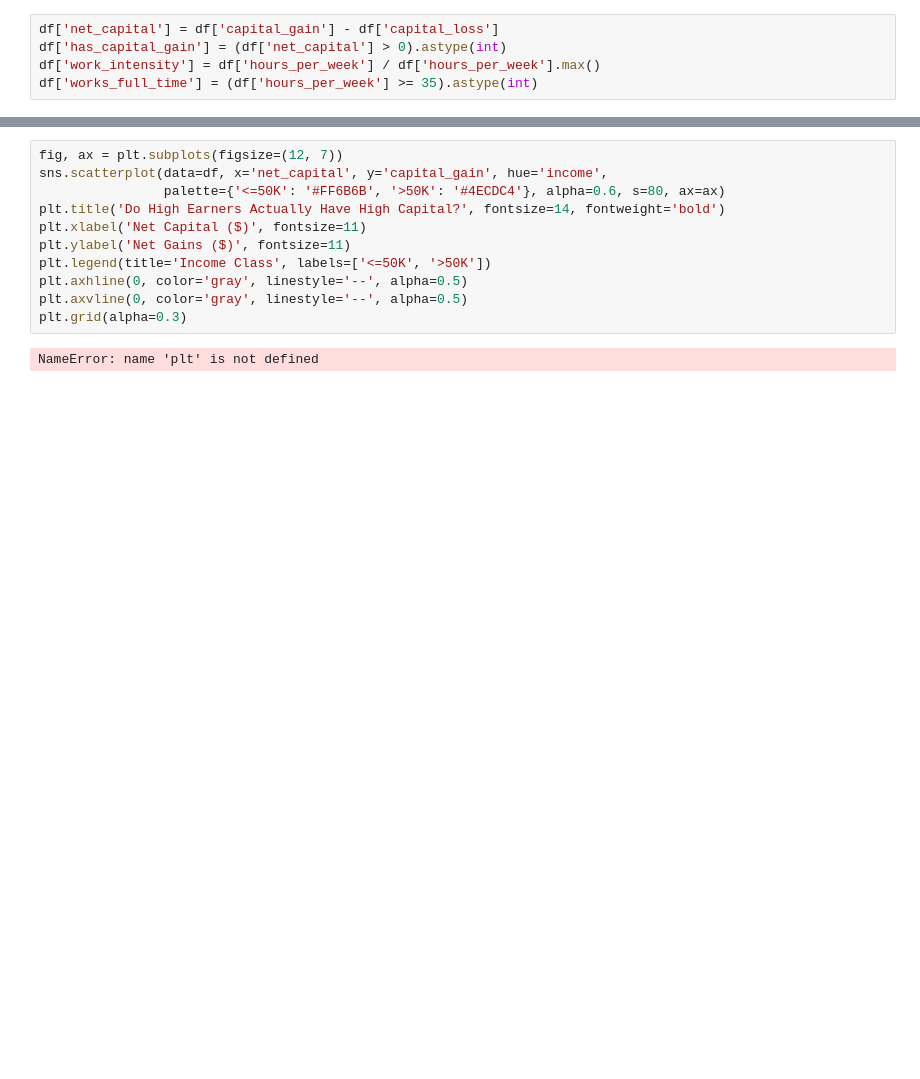
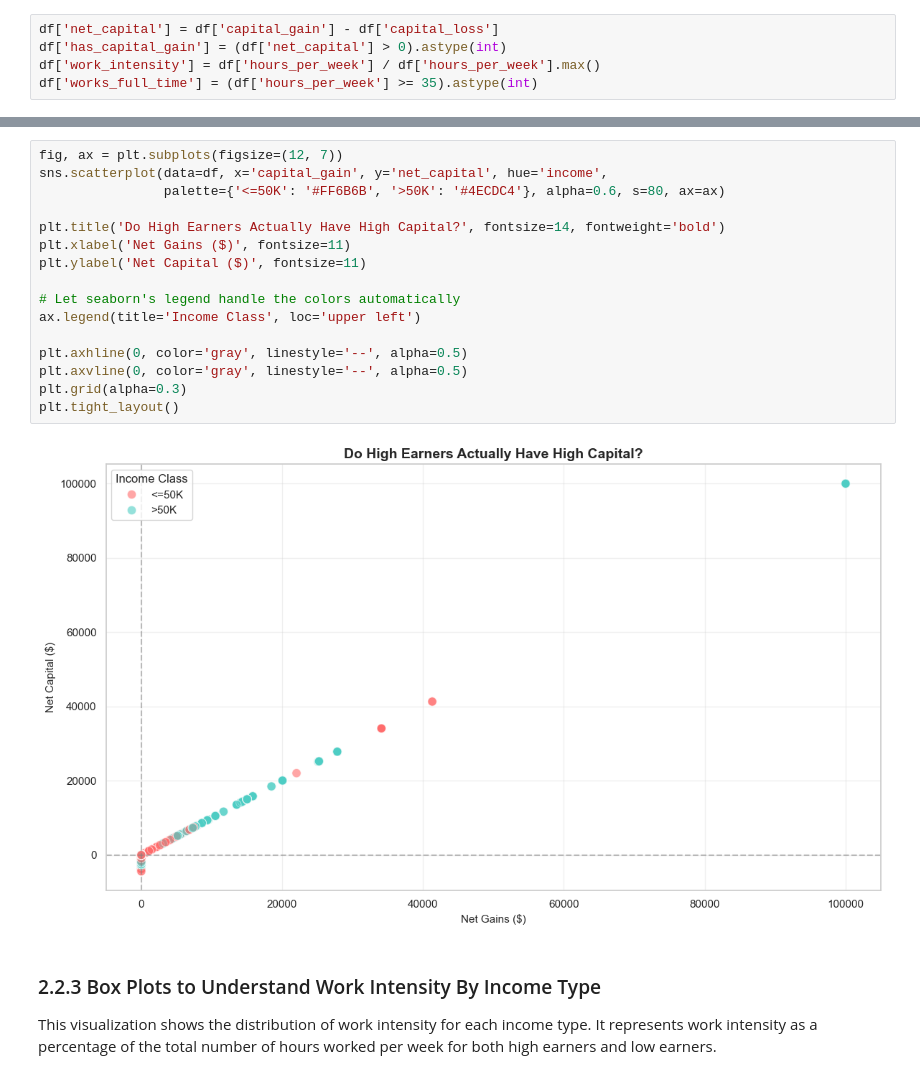
Before and after one commit to DanielMelo46/COMP-2040-Python-Essentials-Final-Project, a Jupyter notebook: Final_Analysis.ipynb, the cells around one changed output, grey strips where cells are left out. Saved outputs shown, nothing was run; the diff lists cells and outputs as text; blank space fills up the shorter version.

```diff
--- a/Final_Analysis.ipynb
+++ b/Final_Analysis.ipynb
@@ -198,14 +206,22 @@ utils.plot_categorical_proportions(df, plots, 'income')
 # %%
 fig, ax = plt.subplots(figsize=(12, 7))
-sns.scatterplot(data=df, x='net_capital', y='capital_gain', hue='income',
+sns.scatterplot(data=df, x='capital_gain', y='net_capital', hue='income',
                 palette={'<=50K': '#FF6B6B', '>50K': '#4ECDC4'}, alpha=0.6, s=80, ax=ax)
+
 plt.title('Do High Earners Actually Have High Capital?', fontsize=14, fontweight='bold')
-plt.xlabel('Net Capital ($)', fontsize=11)
-plt.ylabel('Net Gains ($)', fontsize=11)
-plt.legend(title='Income Class', labels=['<=50K', '>50K'])
+plt.xlabel('Net Gains ($)', fontsize=11)
+plt.ylabel('Net Capital ($)', fontsize=11)
+
+# Let seaborn's legend handle the colors automatically
+ax.legend(title='Income Class', loc='upper left')
+
 plt.axhline(0, color='gray', linestyle='--', alpha=0.5)
 plt.axvline(0, color='gray', linestyle='--', alpha=0.5)
 plt.grid(alpha=0.3)
+plt.tight_layout()
 # %% [output]
-NameError: name 'plt' is not defined
+[figure, added]
+# %% [markdown]
+### 2.2.3 Box Plots to Understand Work Intensity By Income Type
+This visualization shows the distribution of work intensity for each income type. It represents work intensity as a percentage of the total number of hours worked per week for both high earners and low earners.
 # %%
```
Also changed, not shown: parts of 10 cells of this notebook, 1 other file.
